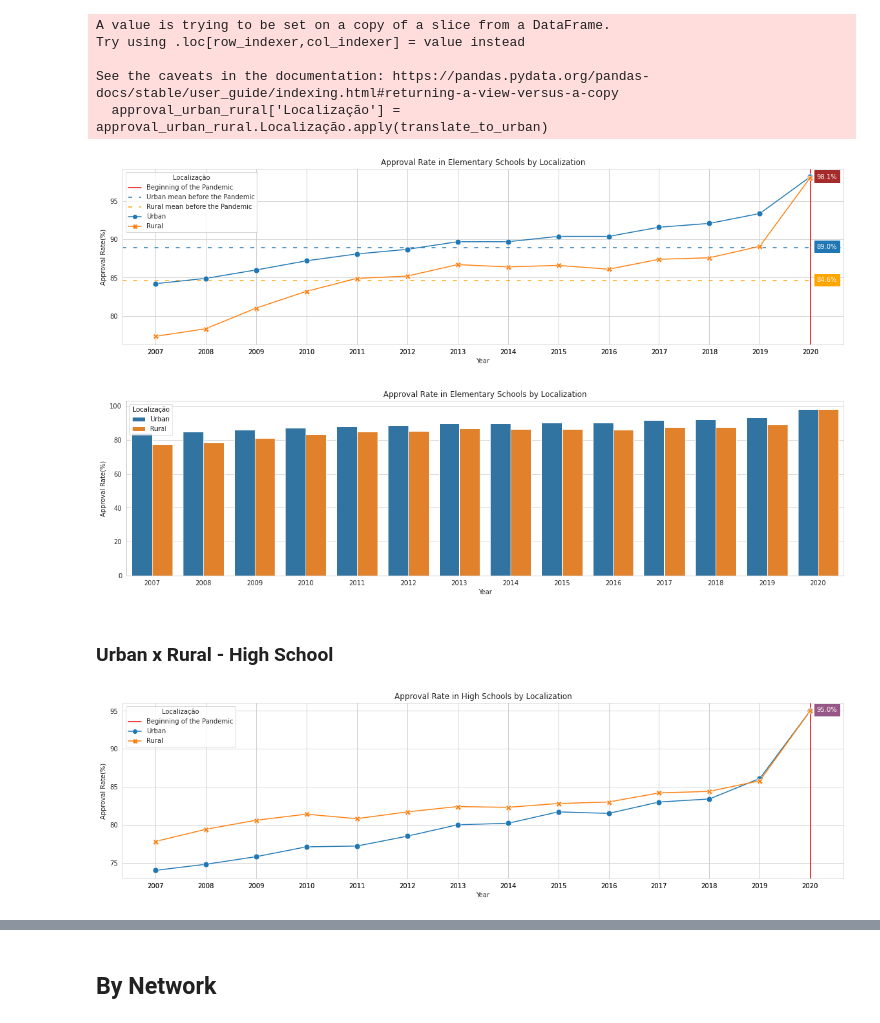
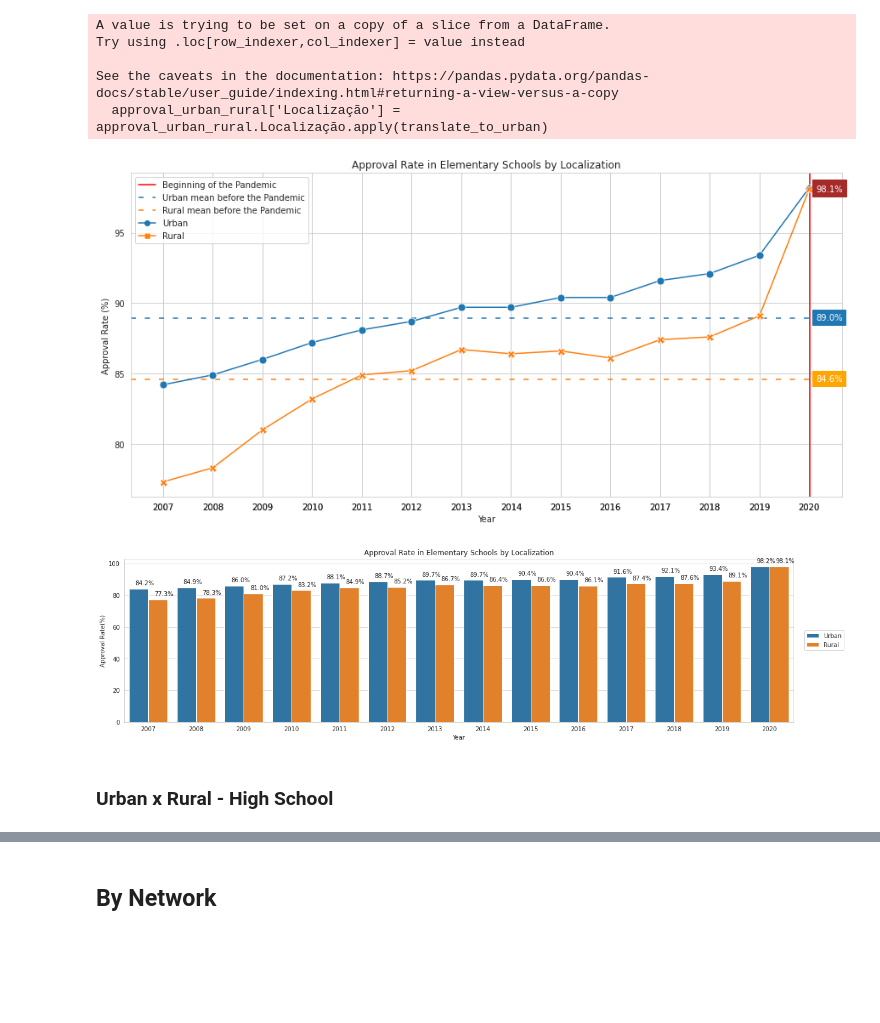
Before and after one commit to aianshay/covid-impacts-on-education, a Jupyter notebook: viz_rq3_rq4.ipynb, the cells around one changed output, grey strips where cells are left out. Cells and saved outputs as stored; diff of their text form; code cells hidden in the pictures; blank space fills up the shorter version.

Commit message:
Update approval plots

```diff
--- a/viz_rq3_rq4.ipynb
+++ b/viz_rq3_rq4.ipynb
@@ -133,31 +100,32 @@ Try using .loc[row_indexer,col_indexer] = value instead
 See the caveats in the documentation: https://pandas.pydata.org/pandas-docs/stable/user_guide/indexing.html#returning-a-view-versus-a-copy
   approval_urban_rural['Localização'] = approval_urban_rural.Localização.apply(translate_to_urban)
 # %%
-plt.figure(figsize=(20,5))
+plt.figure(figsize=(15, 7))
 sns.set_style("whitegrid")
 
 plt.axvline(x=2020.01, label="Beginning of the Pandemic", color='red', linestyle='-')
 plt.axhline(y=urban_approval_mean_bp_es, color='tab:blue', linestyle='dashed', dashes=(4, 7),
             label="Urban mean before the Pandemic")
 plt.text(2020 + x_shift, urban_approval_mean_bp_es - y_shift, '{:.1f}%'.format(urban_approval_mean_bp_es), color='white').set_backgroundcolor('tab:blue')
-plt.axhline(y=rural_approval_mean_bp_es, color='Orange', linestyle='dashed', dashes=(4, 7),
+plt.axhline(y=rural_approval_mean_bp_es, color='tab:orange', linestyle='dashed', dashes=(4, 7),
             label="Rural mean before the Pandemic")
 plt.text(2020 + x_shift, rural_approval_mean_bp_es - y_shift, '{:.1f}%'.format(rural_approval_mean_bp_es), color='white').set_backgroundcolor('orange')
 
 ax = sns.lineplot(data=approval_urban_rural, x='Ano', y='Total - EF',
                   hue='Localização', style='Localização', markers=True,
                   markersize=markersize, dashes=False)
 
 ax.set(xticks=approval_urban_rural.Ano.values)
 
 plt.title("Approval Rate in Elementary Schools by Localization")
-plt.ylabel("Approval Rate(%)")
+plt.ylabel("Approval Rate (%)")
 plt.xlabel("Year")
+plt.legend().set_title(None)
 
 y_2020_urban = approval_urban_rural.query('Ano == 2020 & Localização == "Urban"')['Total - EF'].iloc[0]
 plt.text(2020 + x_shift, y_2020_urban - y_shift, '{:.1f}%'.format(y_2020_urban), color='white').set_backgroundcolor('brown')
 
 y_2020_rural = approval_urban_rural.query('Ano == 2020 & Localização == "Rural"')['Total - EF'].iloc[0]
 plt.text(2020 + x_shift, y_2020_rural - y_shift, '{:.1f}%'.format(y_2020_rural), color='white').set_backgroundcolor('brown')
 # %% [output]
-[figure, old version]
+[figure, new version]
@@ -164,37 +140,19 @@ plt.text(2020 + x_shift, y_2020_rural - y_shift, '{:.1f}%'.format(y_2020_rural),
 # %%
-plt.figure(figsize=(20,5))
+plt.figure(figsize=(20, 5))
 #plt.axvline(x=12.5, label="Beginning of the Pandemic", color="red", linestyle='-')
 sns.set_style("whitegrid")
 
-sns.barplot(data=approval_urban_rural, x='Ano', y='Total - EF',
+barplot = sns.barplot(data=approval_urban_rural, x='Ano', y='Total - EF',
                   hue='Localização')
+
+print_values_on_top(barplot, 0.13)
 
 plt.title("Approval Rate in Elementary Schools by Localization")
 plt.ylabel("Approval Rate(%)")
 plt.xlabel("Year");
+plt.legend().set_title(None)
+plt.legend(loc="right", bbox_to_anchor=(1.08, 0.5), ncol=1);
 # %% [output]
-[figure, old version]
+[figure, new version]
 # %% [markdown]
 ### Urban x Rural - High School
-# %%
-plt.figure(figsize=(20,5))
-plt.axvline(x=2020.01, label="Beginning of the Pandemic", color='red', linestyle='-')
-sns.set_style("whitegrid")
-
-ax = sns.lineplot(data=approval_urban_rural, x='Ano', y='Total - EM',
-                  hue='Localização', style='Localização', markers=True,
-                  markersize=markersize, dashes=False)
-
-ax.set(xticks=approval_urban_rural.Ano.values)
-
-plt.title("Approval Rate in High Schools by Localization")
-plt.ylabel("Approval Rate(%)")
-plt.xlabel("Year")
-
-y_2020_urban = approval_urban_rural.query('Ano == 2020 & Localização == "Urban"')['Total - EM'].iloc[0]
-plt.text(2020 + x_shift, y_2020_urban - y_shift, '{:.1f}%'.format(y_2020_urban), color='white').set_backgroundcolor('#965786')
-
-y_2020_rural = approval_urban_rural.query('Ano == 2020 & Localização == "Rural"')['Total - EM'].iloc[0]
-plt.text(2020 + x_shift, y_2020_rural - y_shift, '{:.1f}%'.format(y_2020_rural), color='white').set_backgroundcolor('#965786')
-# %% [output]
-[figure, removed]
```
Also changed, not shown: parts of 18 cells of this notebook.
